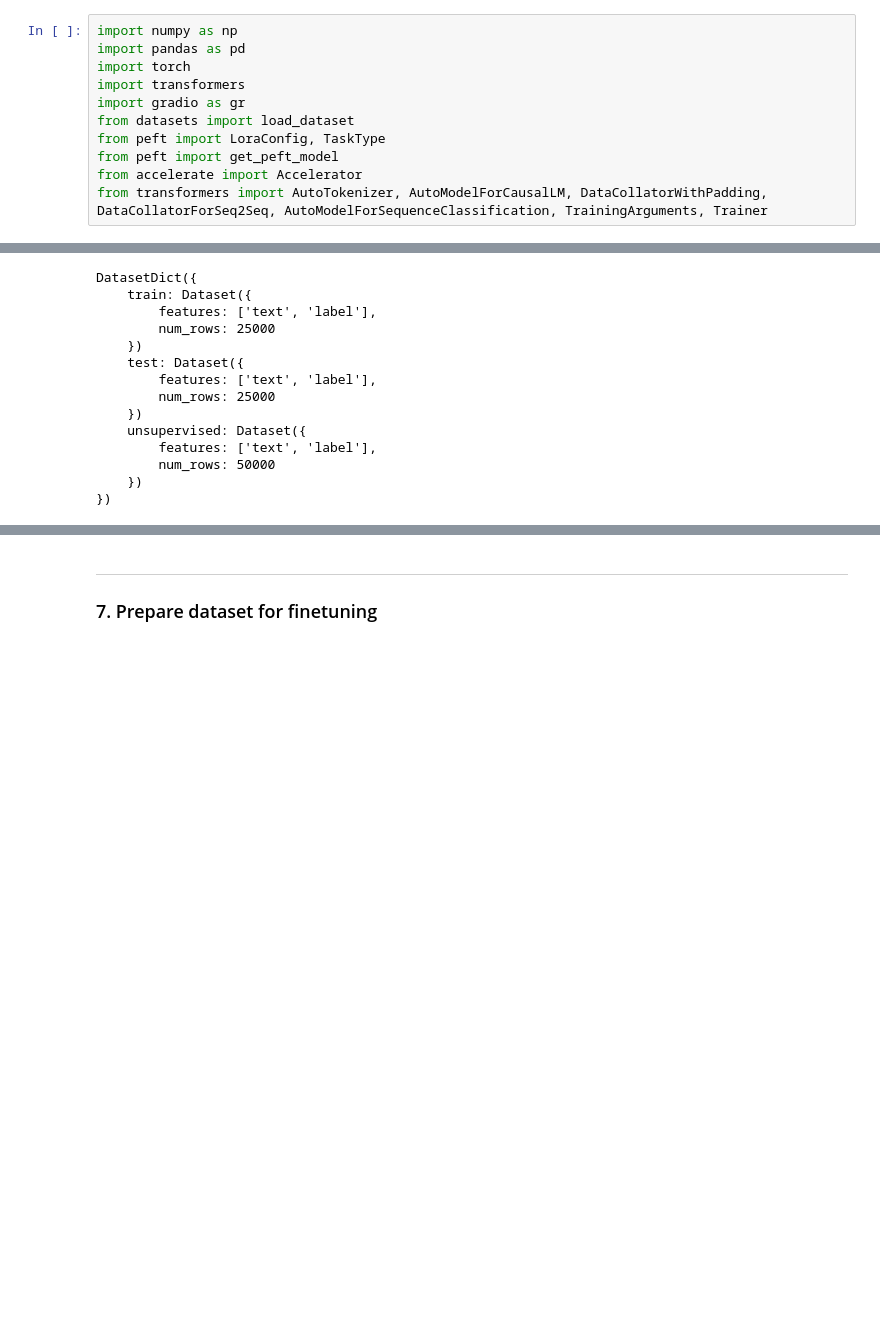
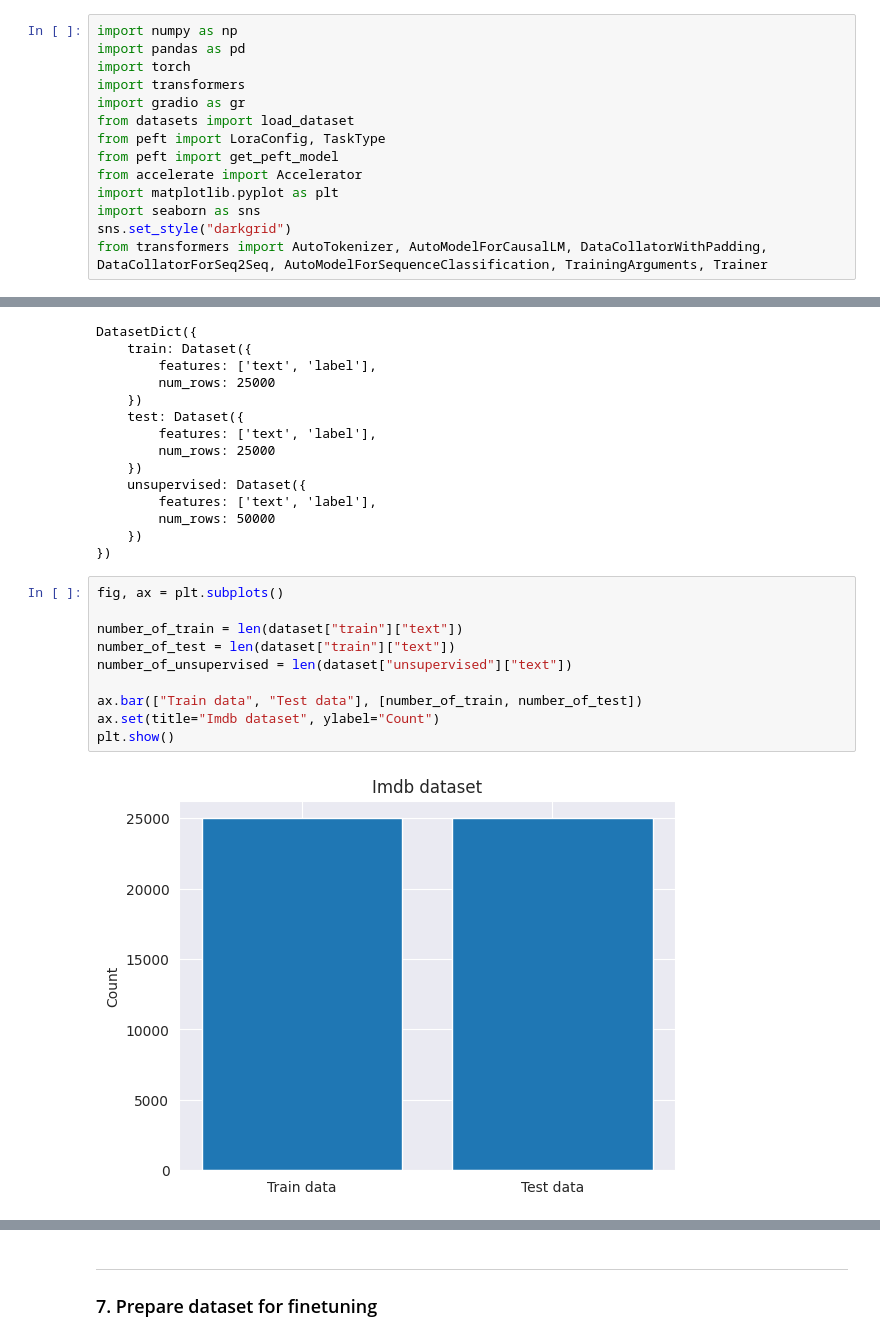
Before and after one commit to mistery09/AKI_Seminar_2_Project_Demo, a Jupyter notebook: src/LLaMA_Finetuning_Syon_Kadkade.ipynb, the cells around one changed output, grey strips where cells are left out. Drawn from its saved outputs; the diff is of its cells as text; blank space fills up the shorter version.

```diff
--- a/src/LLaMA_Finetuning_Syon_Kadkade.ipynb
+++ b/src/LLaMA_Finetuning_Syon_Kadkade.ipynb
@@ -85,6 +83,9 @@ from datasets import load_dataset
 from peft import LoraConfig, TaskType
 from peft import get_peft_model
 from accelerate import Accelerator
+import matplotlib.pyplot as plt
+import seaborn as sns
+sns.set_style("darkgrid")
 from transformers import AutoTokenizer, AutoModelForCausalLM, DataCollatorWithPadding, DataCollatorForSeq2Seq, AutoModelForSequenceClassification, TrainingArguments, Trainer
 # %%
 import warnings
@@ -154,3 +155,15 @@ DatasetDict({
         num_rows: 50000
     })
 })
+# %%
+fig, ax = plt.subplots()
+
+number_of_train = len(dataset["train"]["text"])
+number_of_test = len(dataset["train"]["text"])
+number_of_unsupervised = len(dataset["unsupervised"]["text"])
+
+ax.bar(["Train data", "Test data"], [number_of_train, number_of_test])
+ax.set(title="Imdb dataset", ylabel="Count")
+plt.show()
+# %% [output]
+[figure, added]
```
Also changed, not shown: parts of 17 cells of this notebook.
